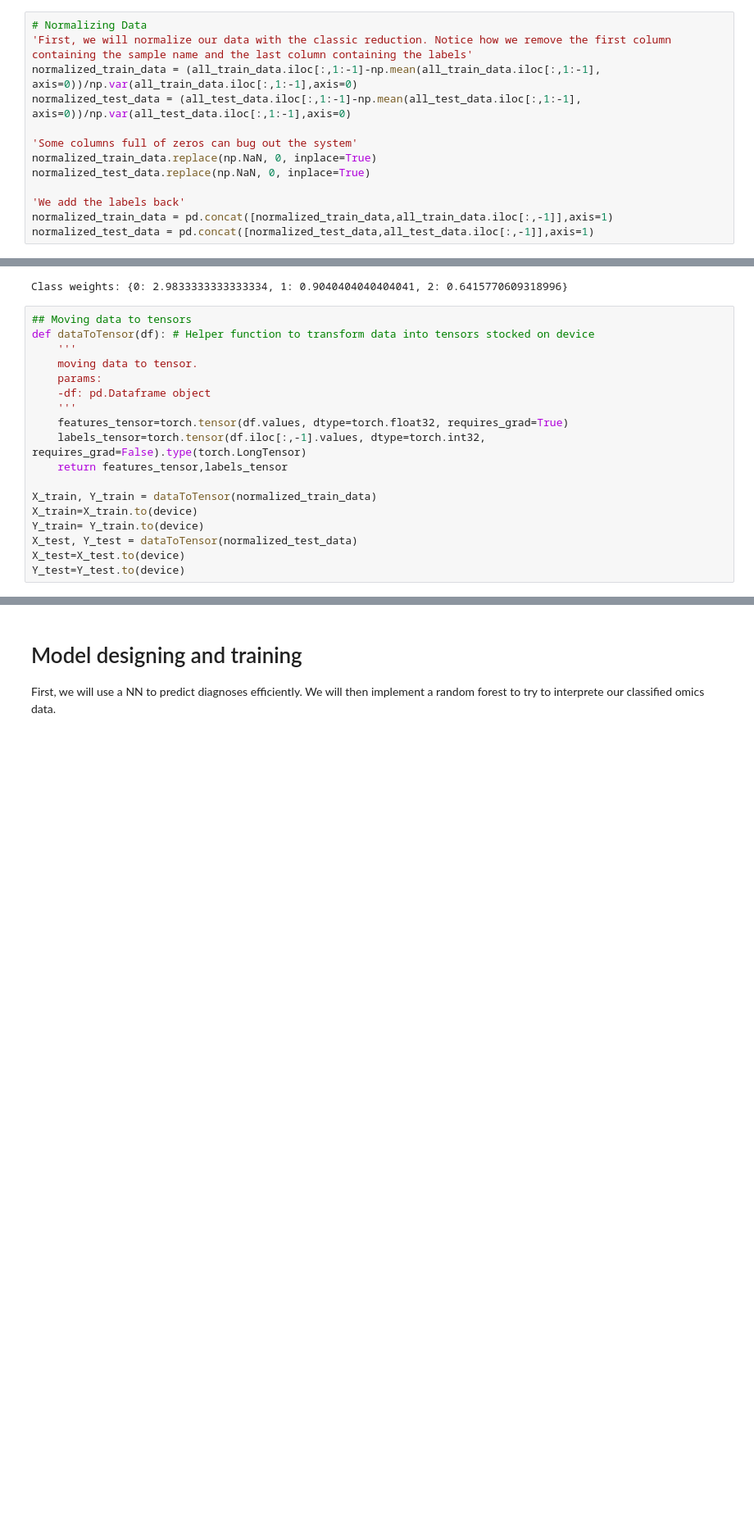
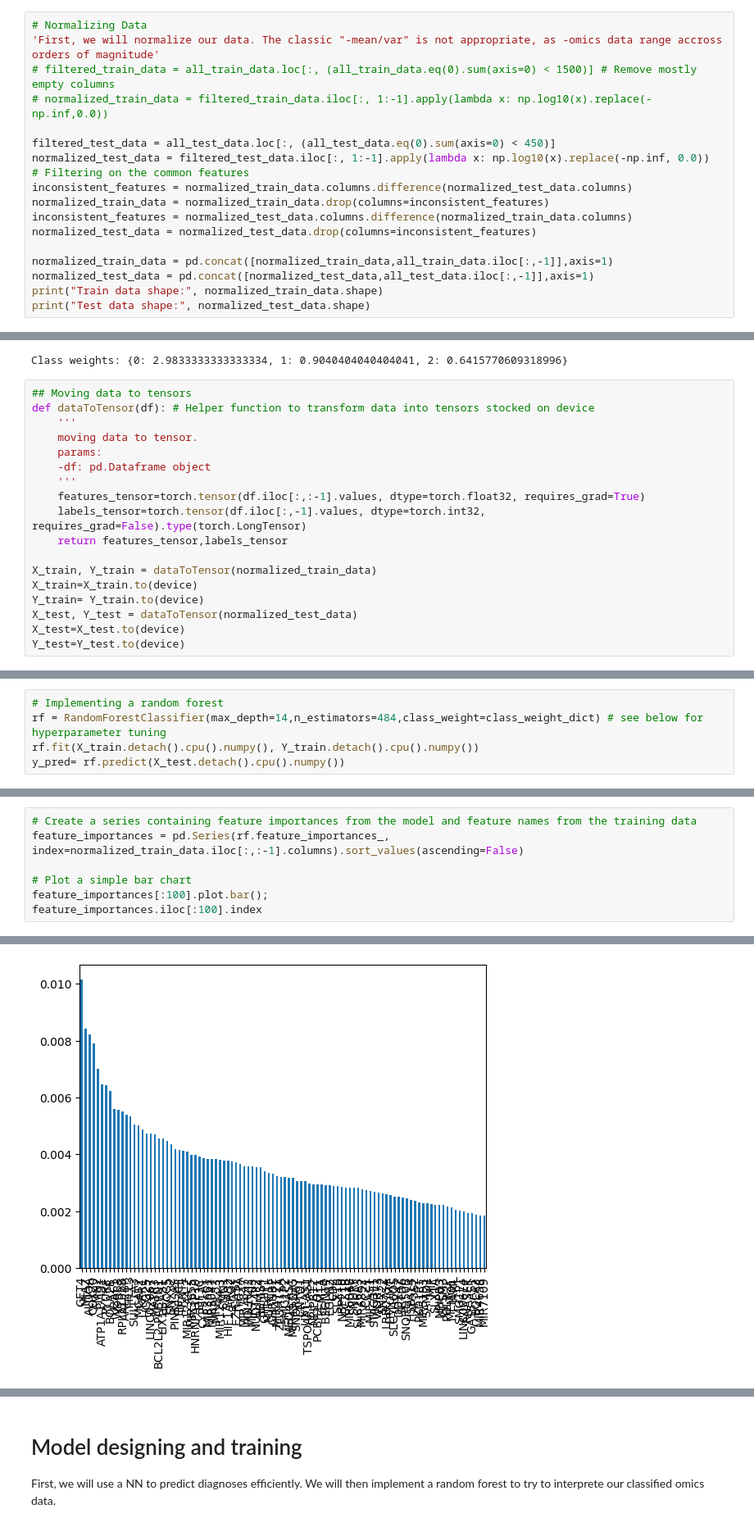
Before and after one commit to pierre-pauchet/personal-projects, a Jupyter notebook: rna_classifier_hmw.ipynb, the cells around one changed output, grey strips where cells are left out. Shown at 82% size. Cells and saved outputs as stored; diff of their text form; blank space fills up the shorter version.

```diff
--- a/rna_classifier_hmw.ipynb
+++ b/rna_classifier_hmw.ipynb
@@ -105,13 +132,18 @@ gc.collect()
-# %%
-# Normalizing Data
-'First, we will normalize our data with the classic reduction. Notice how we remove the first column containing the sample name and the last column containing the labels'
-normalized_train_data = (all_train_data.iloc[:,1:-1]-np.mean(all_train_data.iloc[:,1:-1], axis=0))/np.var(all_train_data.iloc[:,1:-1],axis=0)
-normalized_test_data = (all_test_data.iloc[:,1:-1]-np.mean(all_test_data.iloc[:,1:-1], axis=0))/np.var(all_test_data.iloc[:,1:-1],axis=0)
-
-'Some columns full of zeros can bug out the system'
-normalized_train_data.replace(np.NaN, 0, inplace=True)
-normalized_test_data.replace(np.NaN, 0, inplace=True)
-
-'We add the labels back'
-normalized_train_data = pd.concat([normalized_train_data,all_train_data.iloc[:,-1]],axis=1)
-normalized_test_data = pd.concat([normalized_test_data,all_test_data.iloc[:,-1]],axis=1)
+# %%
+# Normalizing Data
+'First, we will normalize our data. The classic "-mean/var" is not appropriate, as -omics data range accross orders of magnitude'
+# filtered_train_data = all_train_data.loc[:, (all_train_data.eq(0).sum(axis=0) < 1500)] # Remove mostly empty columns
+# normalized_train_data = filtered_train_data.iloc[:, 1:-1].apply(lambda x: np.log10(x).replace(-np.inf,0.0))
+
+filtered_test_data = all_test_data.loc[:, (all_test_data.eq(0).sum(axis=0) < 450)]
+normalized_test_data = filtered_test_data.iloc[:, 1:-1].apply(lambda x: np.log10(x).replace(-np.inf, 0.0))
+# Filtering on the common features
+inconsistent_features = normalized_train_data.columns.difference(normalized_test_data.columns)
+normalized_train_data = normalized_train_data.drop(columns=inconsistent_features)
+inconsistent_features = normalized_test_data.columns.difference(normalized_train_data.columns)
+normalized_test_data = normalized_test_data.drop(columns=inconsistent_features)
+
+normalized_train_data = pd.concat([normalized_train_data,all_train_data.iloc[:,-1]],axis=1)
+normalized_test_data = pd.concat([normalized_test_data,all_test_data.iloc[:,-1]],axis=1)
+print("Train data shape:", normalized_train_data.shape)
+print("Test data shape:", normalized_test_data.shape)
@@ -130,7 +184,7 @@ def dataToTensor(df): # Helper function to transform data into tensors stocked o
     params:
     -df: pd.Dataframe object
     '''
-    features_tensor=torch.tensor(df.values, dtype=torch.float32, requires_grad=True)
+    features_tensor=torch.tensor(df.iloc[:,:-1].values, dtype=torch.float32, requires_grad=True)
     labels_tensor=torch.tensor(df.iloc[:,-1].values, dtype=torch.int32, requires_grad=False).type(torch.LongTensor)
     return features_tensor,labels_tensor
 
@@ -142,0 +200,5 @@ Y_test=Y_test.to(device)
+# %%
+# Implementing a random forest
+rf = RandomForestClassifier(max_depth=14,n_estimators=484,class_weight=class_weight_dict) # see below for hyperparameter tuning
+rf.fit(X_train.detach().cpu().numpy(), Y_train.detach().cpu().numpy())
+y_pred= rf.predict(X_test.detach().cpu().numpy())
@@ -142,0 +216,8 @@ Y_test=Y_test.to(device)
+# %%
+# Create a series containing feature importances from the model and feature names from the training data
+feature_importances = pd.Series(rf.feature_importances_, index=normalized_train_data.iloc[:,:-1].columns).sort_values(ascending=False)
+
+# Plot a simple bar chart
+feature_importances[:100].plot.bar();
+feature_importances.iloc[:100].index
+# %% [output]
@@ -142,0 +241 @@ Y_test=Y_test.to(device)
+[figure, added]
```
Also changed, not shown: parts of 27 cells of this notebook, 1 other file.
